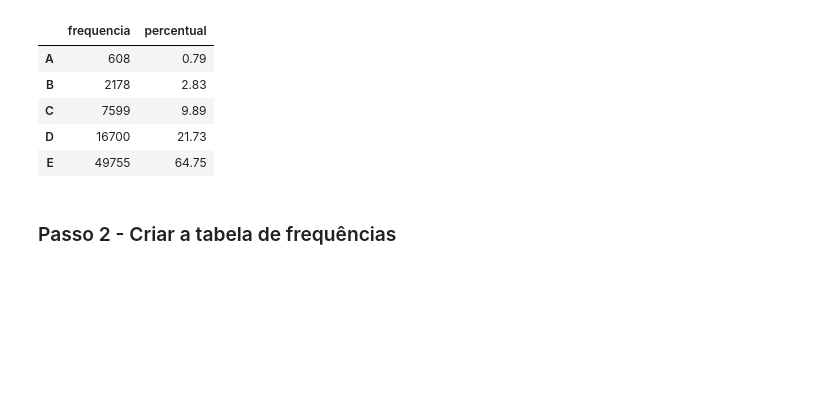
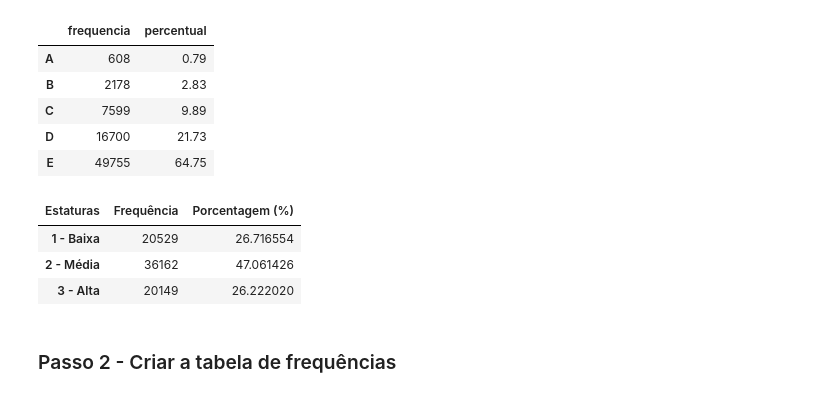
Before and after one commit to RaphaelfsOliveira/estatistica-com-python, a Jupyter notebook: Curso de Estatística/Curso_de_Estatística_Parte_1.ipynb, the cells around one changed output. Cells and saved outputs as stored; diff of their text form; code cells hidden in the pictures; blank space fills up the shorter version.

```diff
--- a/Curso de Estatística/Curso_de_Estatística_Parte_1.ipynb
+++ b/Curso de Estatística/Curso_de_Estatística_Parte_1.ipynb
@@ -394,6 +394,42 @@ df_freq_quantitativas.sort_index(ascending=False)
 | C | 7599 | 9.89 |
 | D | 16700 | 21.73 |
 | E | 49755 | 64.75 |
+# %%
+classes = [df.Altura.min(), 1.65, 1.75, df.Altura.max()]
+labels = ['1 - Baixa', '2 - Média', '3 - Alta']
+
+frequencia = pd.value_counts(
+    pd.cut(
+        x = df.Altura,
+        bins = classes,
+        labels = labels,
+        include_lowest = True
+    )
+)
+
+percentual = pd.value_counts(
+    pd.cut(
+        x = df.Altura,
+        bins = classes,
+        labels = labels,
+        include_lowest = True
+    ), normalize = True
+) * 100
+
+dist_freq_altura = pd.DataFrame(
+    {'Frequência': frequencia, 'Porcentagem (%)': percentual}
+)
+
+dist_freq_altura.rename_axis('Estaturas', axis= 'columns', inplace = True)
+
+dist_freq_altura.sort_index(ascending = True, inplace = True)
+
+dist_freq_altura
+# %% [output]
+| Estaturas | Frequência | Porcentagem (%) |
+| 1 - Baixa | 20529 | 26.716554 |
+| 2 - Média | 36162 | 47.061426 |
+| 3 - Alta | 20149 | 26.222020 |
 # %% [markdown]
 ### Passo 2 - Criar a tabela de frequências
 # %% [markdown]
```
Also changed, not shown: parts of 3 cells of this notebook.
